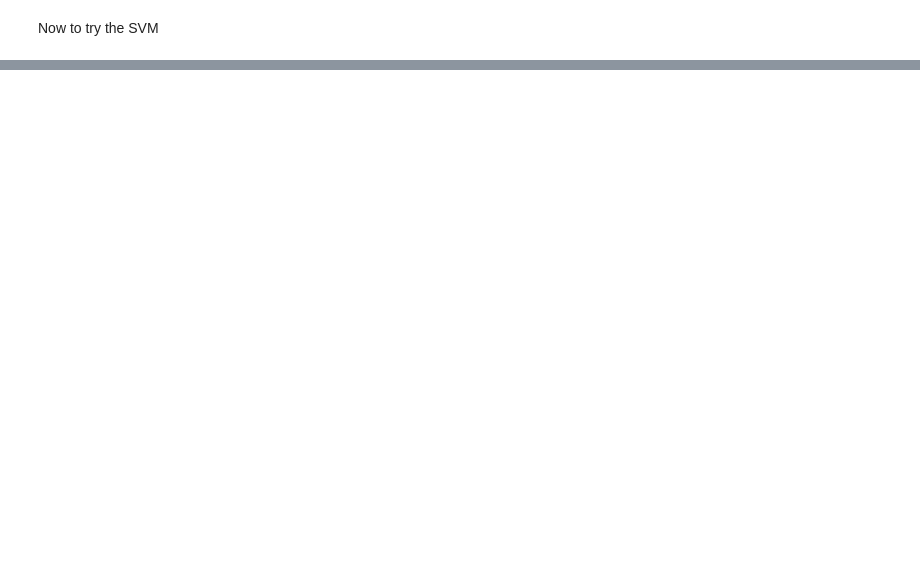
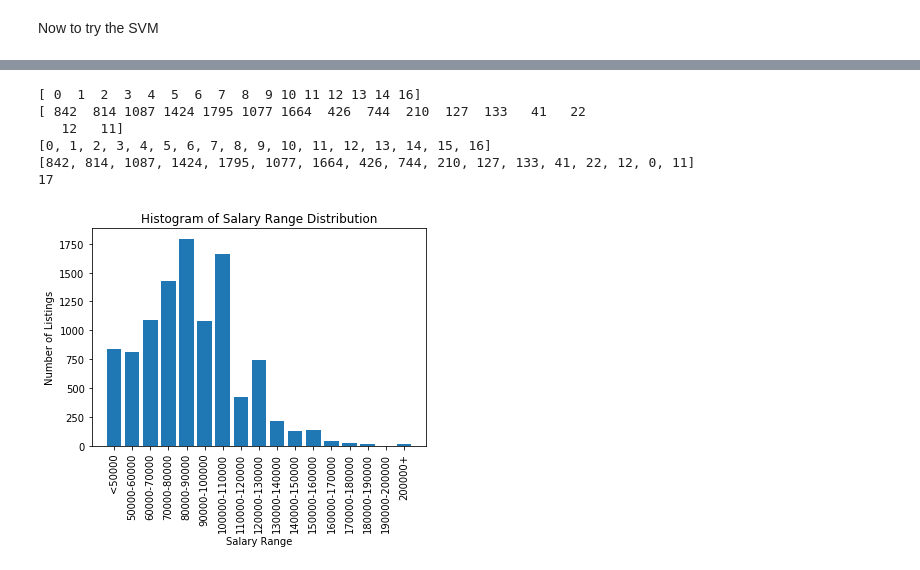
Before and after one commit to 09jvilla/salary-predict, a Jupyter notebook: bow_visualizations.ipynb, the cells around one changed output, grey strips where cells are left out. Saved outputs shown, nothing was run; the diff lists cells and outputs as text; code cells hidden in the pictures; blank space fills up the shorter version.

```diff
--- a/bow_visualizations.ipynb
+++ b/bow_visualizations.ipynb
@@ -368,0 +374,35 @@ max_salary test accuracy: 0.18
+# %%
+import matplotlib.pyplot as plt
+
+buckets_train =  salary_model_data["min_salary"]["y_train_bucket"]
+unique, counts = np.unique(buckets_train, return_counts=True)
+
+print((unique))
+print((counts))
+
+unique = unique.tolist()
+counts = counts.tolist()
+
+unique.insert(15,15)
+counts.insert(15,0)
+
+print((unique))
+print((counts))
+
+label_bars = ["<50000", "50000-60000","60000-70000", "70000-80000", "80000-90000", "90000-100000", "100000-110000", "110000-120000", "120000-130000", "130000-140000", "140000-150000", "150000-160000", "160000-170000", "170000-180000" , "180000-190000" , "190000-200000" , "200000+" ]
+print(len(label_bars))
+plt.bar(x=unique, height=counts)
+plt.xticks(unique, label_bars)
+plt.xticks(rotation=90)
+plt.xlabel("Salary Range")
+plt.ylabel("Number of Listings")
+plt.title("Histogram of Salary Range Distribution")
+plt.show()
+# %% [output]
+[ 0  1  2  3  4  5  6  7  8  9 10 11 12 13 14 16]
+[ 842  814 1087 1424 1795 1077 1664  426  744  210  127  133   41   22
+   12   11]
+[0, 1, 2, 3, 4, 5, 6, 7, 8, 9, 10, 11, 12, 13, 14, 15, 16]
+[842, 814, 1087, 1424, 1795, 1077, 1664, 426, 744, 210, 127, 133, 41, 22, 12, 0, 11]
+17
+[figure, added]
```
Also changed, not shown: parts of 9 cells of this notebook, 7 other files.
